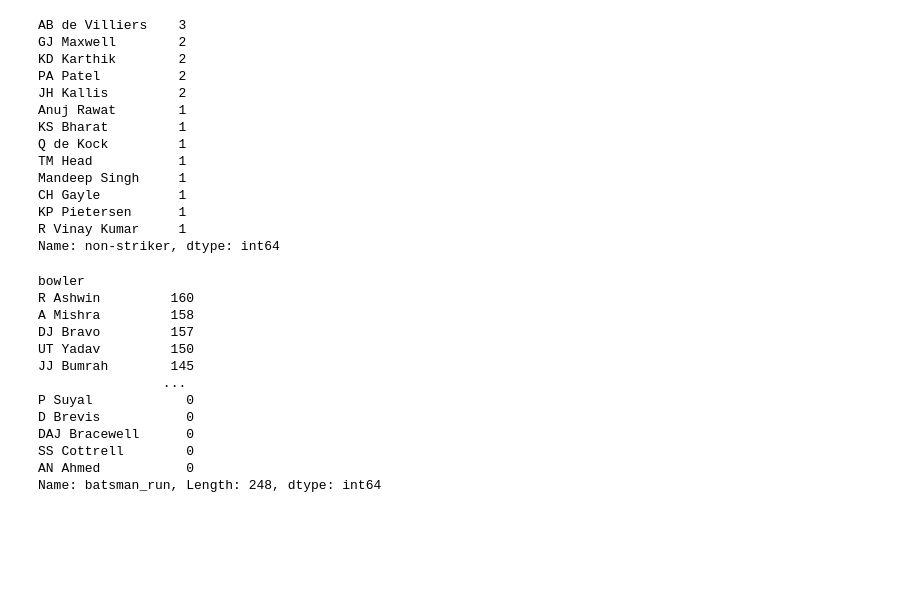
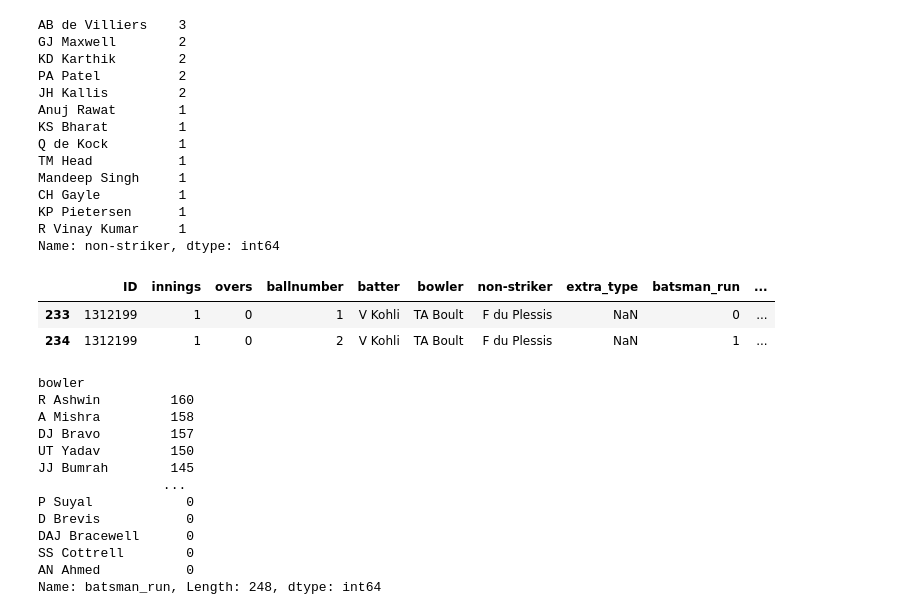
Before and after one commit to Tejz0560/IPL-Player-Stats-Analysis, a Jupyter notebook: Players_stats.ipynb, the cells around one changed output. Saved outputs shown, nothing was run; the diff lists cells and outputs as text; code cells hidden in the pictures; blank space fills up the shorter version.

```diff
--- a/Players_stats.ipynb
+++ b/Players_stats.ipynb
@@ -60,6 +63,12 @@ CH Gayle          1
 KP Pietersen      1
 R Vinay Kumar     1
 Name: non-striker, dtype: int64
+# %%
+vk.head(2)
+# %% [output]
+|  | ID | innings | overs | ballnumber | batter | bowler | non-striker | extra_type | batsman_run | ... |
+| 233 | 1312199 | 1 | 0 | 1 | V Kohli | TA Boult | F du Plessis | NaN | 0 | ... |
+| 234 | 1312199 | 1 | 0 | 2 | V Kohli | TA Boult | F du Plessis | NaN | 1 | ... |
 # %%
 vk.groupby('bowler')['batsman_run'].sum().sort_values(ascending = False) #runs scored most againt
 # %% [output]
```
Also changed, not shown: parts of 15 cells of this notebook, 1 other file.
